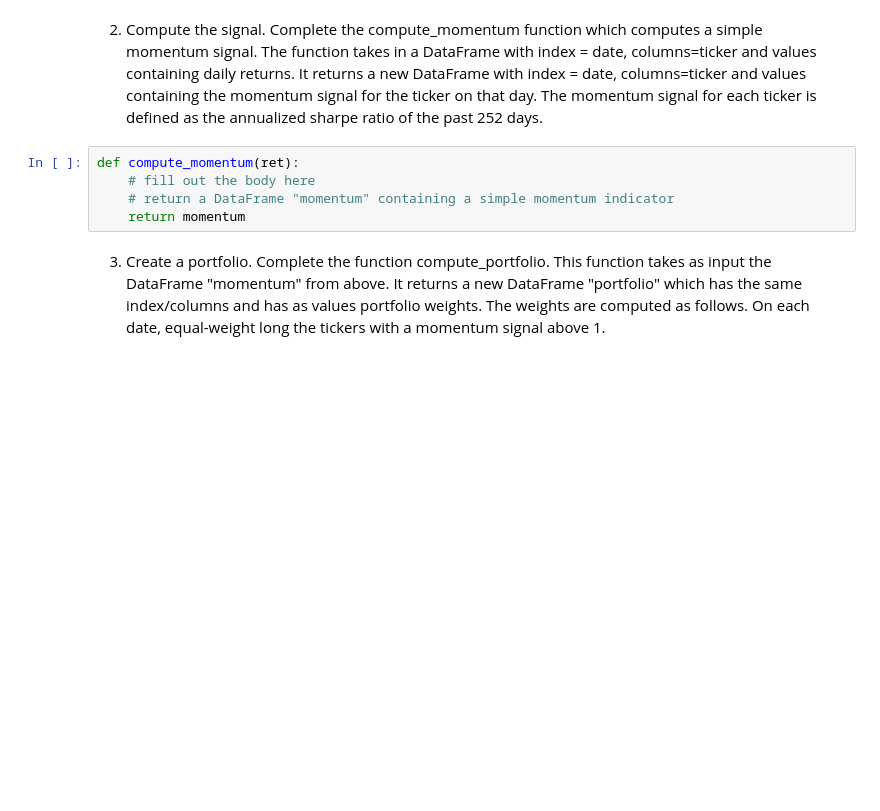
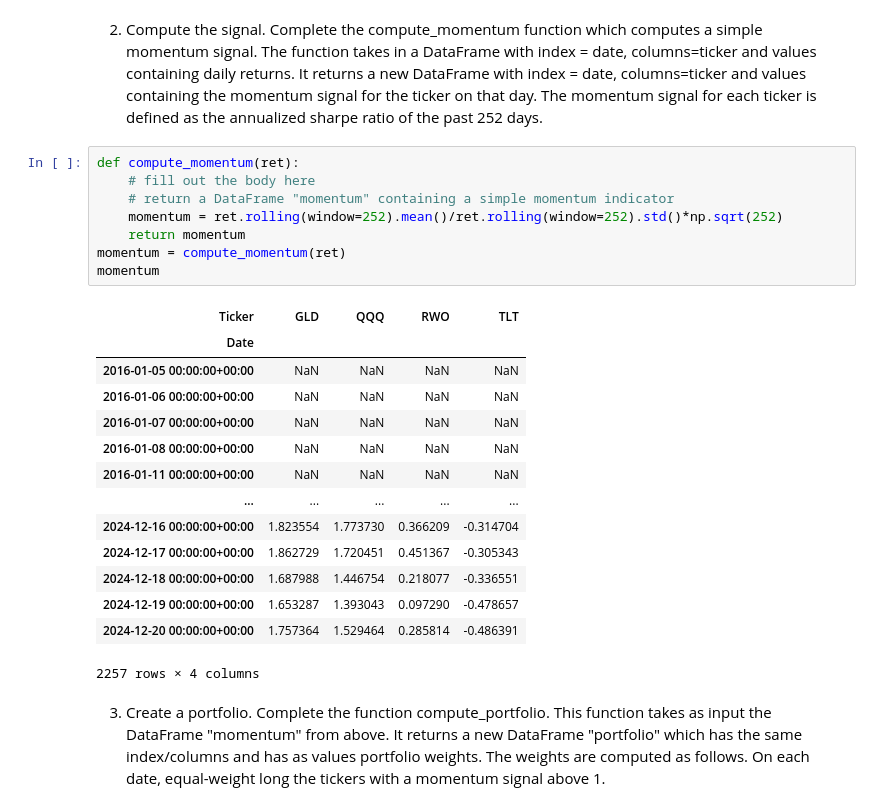
Before and after one commit to jofu-tofu/Trading-Bot, a Jupyter notebook: Momentum Strategy.ipynb, the cells around one changed output. Saved outputs shown, nothing was run; the diff lists cells and outputs as text; blank space fills up the shorter version.

```diff
--- a/Momentum Strategy.ipynb
+++ b/Momentum Strategy.ipynb
@@ -35,8 +35,26 @@ ret
 # %%
 def compute_momentum(ret):
     # fill out the body here
     # return a DataFrame "momentum" containing a simple momentum indicator
+    momentum = ret.rolling(window=252).mean()/ret.rolling(window=252).std()*np.sqrt(252)
     return momentum
+momentum = compute_momentum(ret)
+momentum
+# %% [output]
+| Ticker | GLD | QQQ | RWO | TLT |
+| Date |  |  |  |  |
+| 2016-01-05 00:00:00+00:00 | NaN | NaN | NaN | NaN |
+| 2016-01-06 00:00:00+00:00 | NaN | NaN | NaN | NaN |
+| 2016-01-07 00:00:00+00:00 | NaN | NaN | NaN | NaN |
+| 2016-01-08 00:00:00+00:00 | NaN | NaN | NaN | NaN |
+| 2016-01-11 00:00:00+00:00 | NaN | NaN | NaN | NaN |
+| ... | ... | ... | ... | ... |
+| 2024-12-16 00:00:00+00:00 | 1.823554 | 1.773730 | 0.366209 | -0.314704 |
+| 2024-12-17 00:00:00+00:00 | 1.862729 | 1.720451 | 0.451367 | -0.305343 |
+| 2024-12-18 00:00:00+00:00 | 1.687988 | 1.446754 | 0.218077 | -0.336551 |
+| 2024-12-19 00:00:00+00:00 | 1.653287 | 1.393043 | 0.097290 | -0.478657 |
+| 2024-12-20 00:00:00+00:00 | 1.757364 | 1.529464 | 0.285814 | -0.486391 |
+2257 rows × 4 columns
 # %% [markdown]
 3. Create a portfolio. Complete the function compute_portfolio. This function takes as input the DataFrame "momentum" from above. It returns a new DataFrame "portfolio" which has the same index/columns and has as values portfolio weights. The weights are computed as follows. On each date, equal-weight long the tickers with a momentum signal above 1.
 # %%
```
Also changed, not shown: parts of 7 cells of this notebook, 1 other file.
